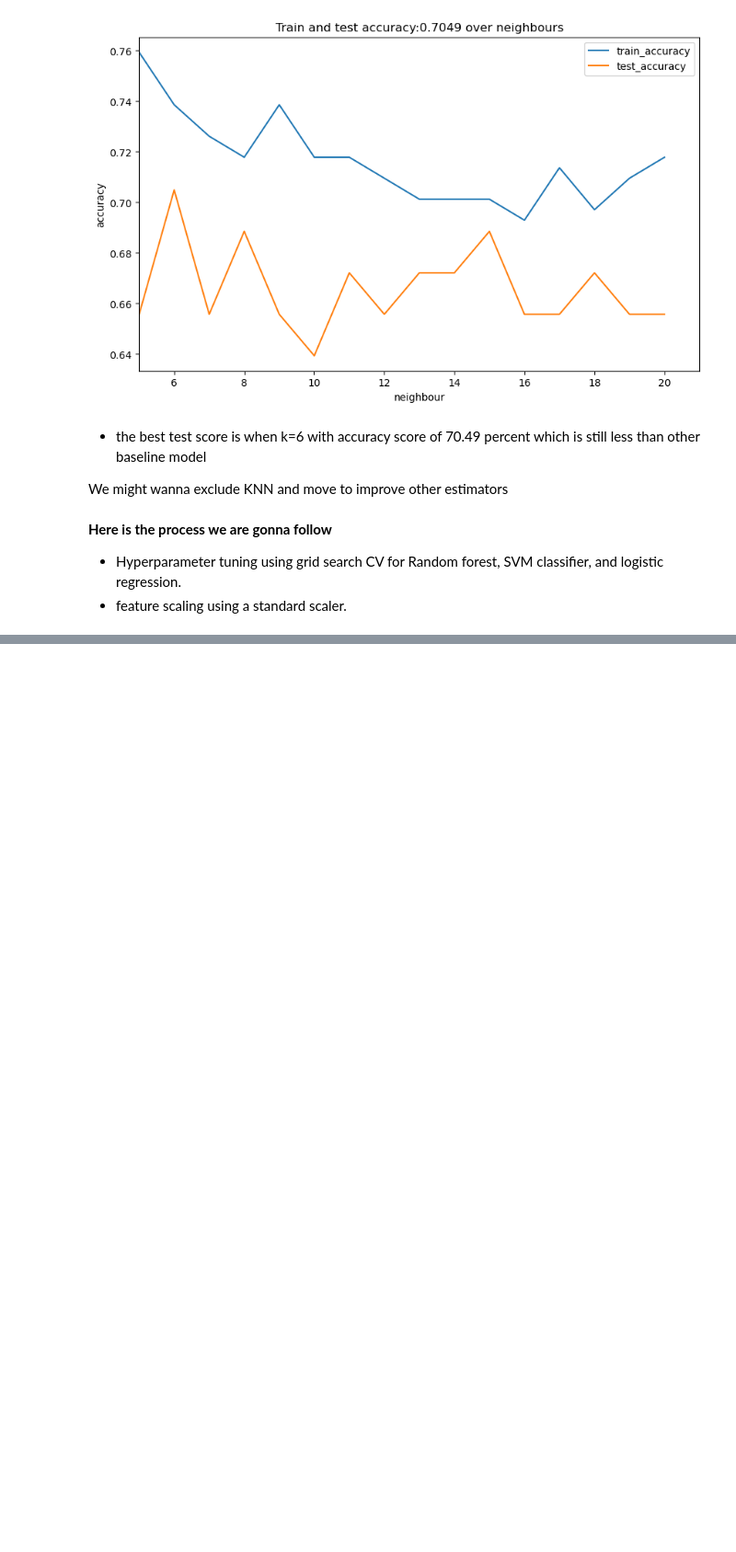
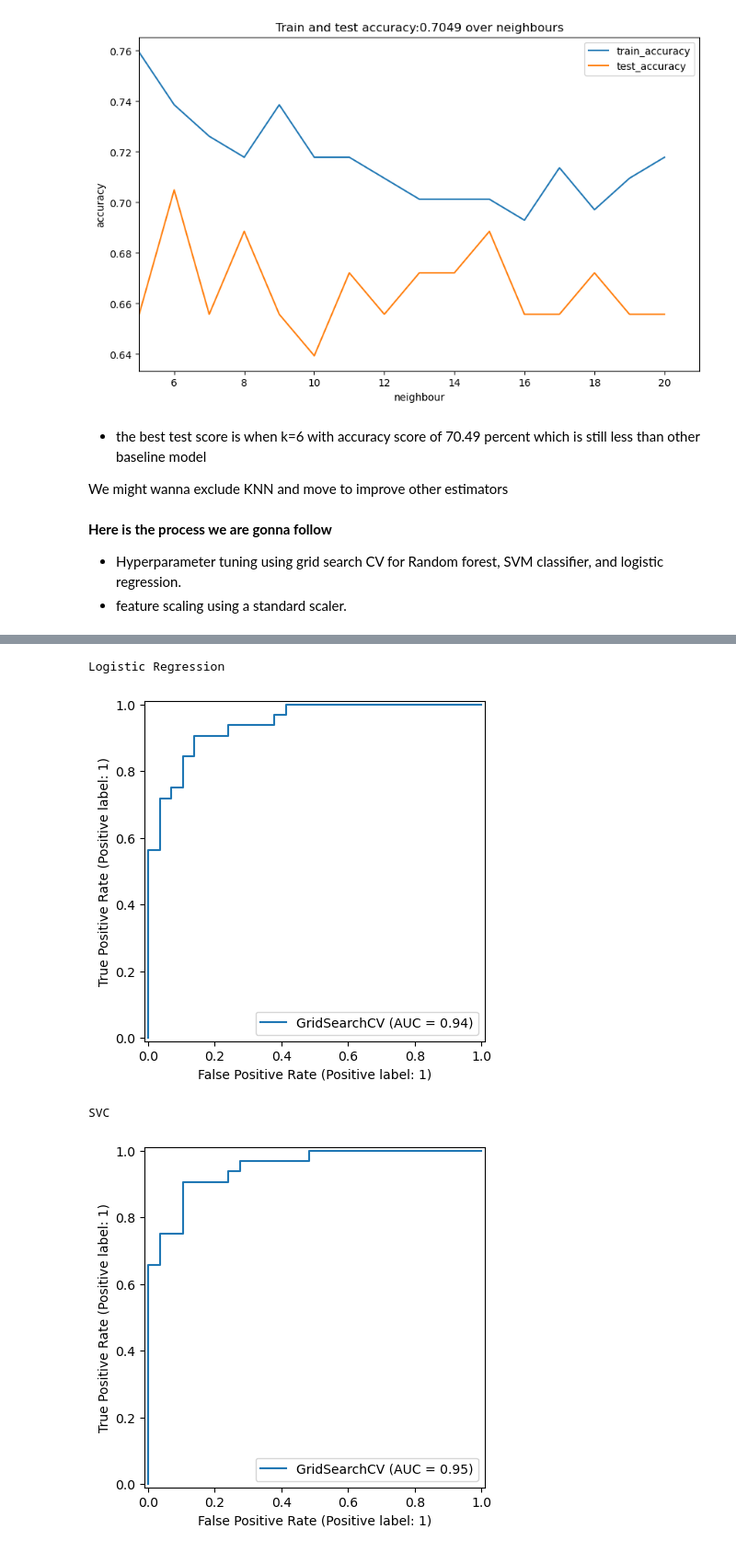
Before and after one commit to AkshilShah21/heart-disease-project, a Jupyter notebook: heart_disease.ipynb, the cells around one changed output, grey strips where cells are left out. Shown at 92% size. Cells and saved outputs as stored; diff of their text form; code cells hidden in the pictures; blank space fills up the shorter version.

```diff
--- a/heart_disease.ipynb
+++ b/heart_disease.ipynb
@@ -594,0 +699,11 @@ Baseline model
+# %%
+# visuilized ROC curve
+for name, roc in plot_roccurve.items():
+    print(name)
+    roc.plot()
+    plt.show()
+# %% [output]
+Logistic Regression
+[figure, added]
+SVC
+[figure, added]
```
Also changed, not shown: parts of 21 cells of this notebook.
